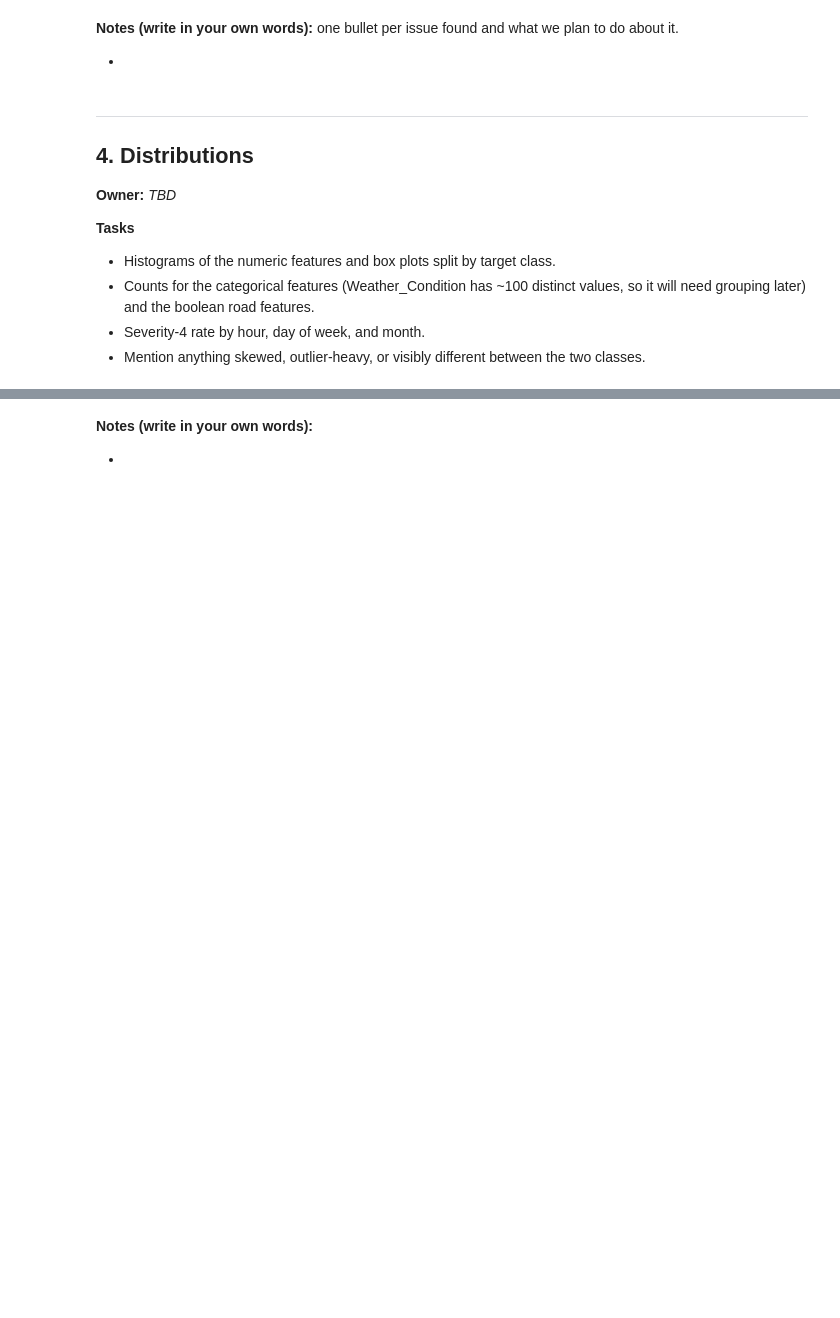
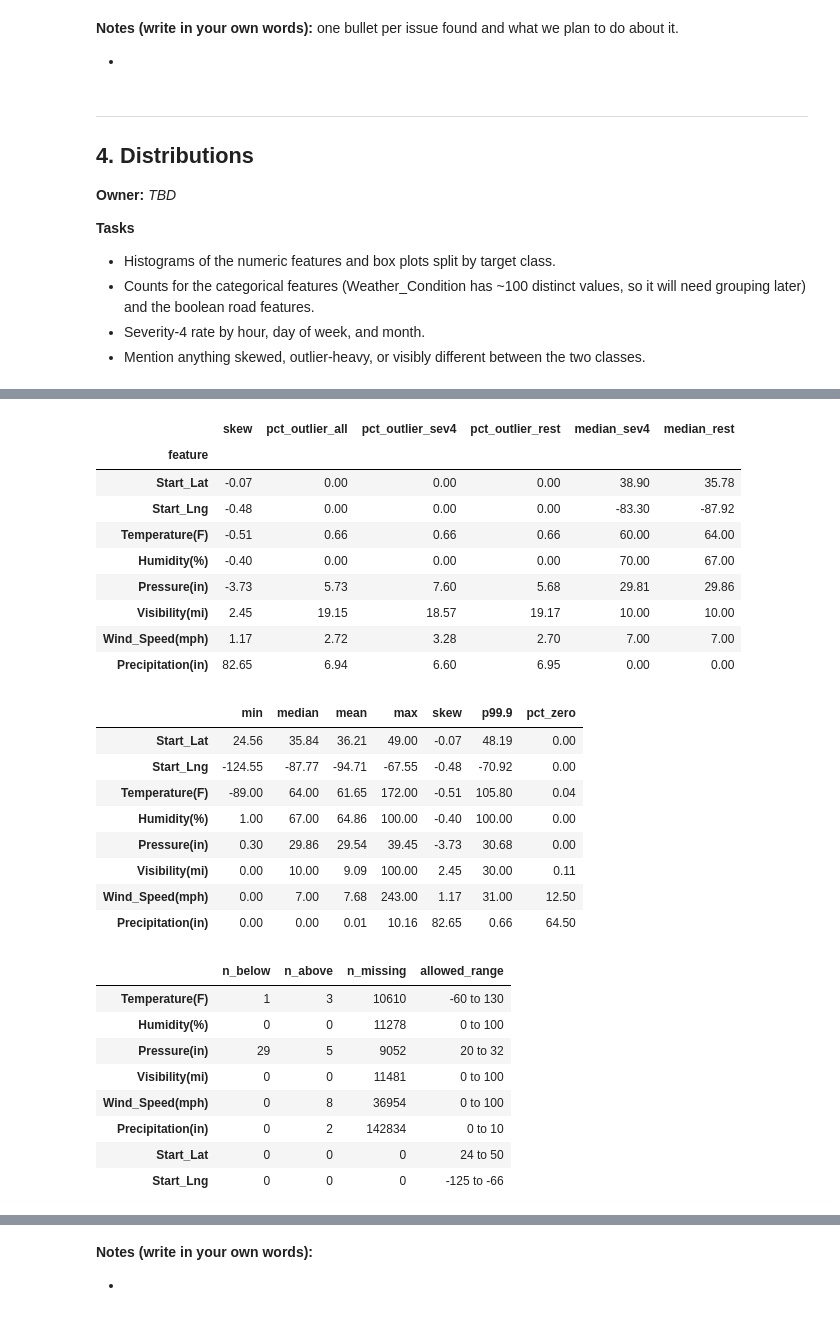
Before and after one commit to RayanMaknojia/Us-accidents---traffic-severity, a Jupyter notebook: EDA_notebook.ipynb, the cells around one changed output, grey strips where cells are left out. Saved outputs shown, nothing was run; the diff lists cells and outputs as text; code cells hidden in the pictures; blank space fills up the shorter version.

```diff
--- a/EDA_notebook.ipynb
+++ b/EDA_notebook.ipynb
@@ -312,0 +509,78 @@ plt.tight_layout(); plt.show()
+# %%
+rows = []
+for c in NUMERIC_FEATURES:
+    s = df[c]
+    q1, q3 = s.quantile(0.25), s.quantile(0.75)
+    iqr = q3 - q1
+    out = (s < q1 - 1.5 * iqr) | (s > q3 + 1.5 * iqr)
+    rows.append({
+        "feature": c,
+        "skew": s.skew(),
+        "pct_outlier_all": out.mean() * 100,
+        "pct_outlier_sev4": out[df["target"] == 1].mean() * 100,
+        "pct_outlier_rest": out[df["target"] == 0].mean() * 100,
+        "median_sev4": s[df["target"] == 1].median(),
+        "median_rest": s[df["target"] == 0].median(),
+    })
+outlier_summary = pd.DataFrame(rows).set_index("feature").round(2)
+display(outlier_summary)
+
+# Raw values: skew, extreme maxima, implausible values
+summary = df[NUMERIC_FEATURES].agg(["min", "median", "mean", "max", "skew"]).T
+summary["p99.9"] = df[NUMERIC_FEATURES].quantile(0.999)
+summary["pct_zero"] = (df[NUMERIC_FEATURES] == 0).mean() * 100
+display(summary.round(2))
+
+ranges = {
+    "Temperature(F)":    (-60, 130),
+    "Humidity(%)":       (0, 100),
+    "Pressure(in)":      (20, 32),
+    "Visibility(mi)":    (0, 100),
+    "Wind_Speed(mph)":   (0, 100),
+    "Precipitation(in)": (0, 10),
+    "Start_Lat":         (24, 50),
+    "Start_Lng":         (-125, -66),
+}
+implausible = pd.DataFrame({
+    "n_below": [(df[c] < lo).sum() for c, (lo, hi) in ranges.items()],
+    "n_above": [(df[c] > hi).sum() for c, (lo, hi) in ranges.items()],
+    "n_missing": [df[c].isna().sum() for c in ranges],
+    "allowed_range": [f"{lo} to {hi}" for lo, hi in ranges.values()],
+}, index=list(ranges))
+display(implausible)
+
+skewed = outlier_summary.index[outlier_summary["skew"] > 1].tolist()
+skew_check = pd.DataFrame({
+    "skew_raw": [df[c].skew() for c in skewed],
+    "skew_log1p": [np.log1p(df[c].clip(lower=0)).skew() for c in skewed],
+}, index=skewed).round(2)
+display(skew_check)
+# %% [output]
+|  | skew | pct_outlier_all | pct_outlier_sev4 | pct_outlier_rest | median_sev4 | median_rest |
+| feature |  |  |  |  |  |  |
+| Start_Lat | -0.07 | 0.00 | 0.00 | 0.00 | 38.90 | 35.78 |
+| Start_Lng | -0.48 | 0.00 | 0.00 | 0.00 | -83.30 | -87.92 |
+| Temperature(F) | -0.51 | 0.66 | 0.66 | 0.66 | 60.00 | 64.00 |
+| Humidity(%) | -0.40 | 0.00 | 0.00 | 0.00 | 70.00 | 67.00 |
+| Pressure(in) | -3.73 | 5.73 | 7.60 | 5.68 | 29.81 | 29.86 |
+| Visibility(mi) | 2.45 | 19.15 | 18.57 | 19.17 | 10.00 | 10.00 |
+| Wind_Speed(mph) | 1.17 | 2.72 | 3.28 | 2.70 | 7.00 | 7.00 |
+| Precipitation(in) | 82.65 | 6.94 | 6.60 | 6.95 | 0.00 | 0.00 |
+|  | min | median | mean | max | skew | p99.9 | pct_zero |
+| Start_Lat | 24.56 | 35.84 | 36.21 | 49.00 | -0.07 | 48.19 | 0.00 |
+| Start_Lng | -124.55 | -87.77 | -94.71 | -67.55 | -0.48 | -70.92 | 0.00 |
+| Temperature(F) | -89.00 | 64.00 | 61.65 | 172.00 | -0.51 | 105.80 | 0.04 |
+| Humidity(%) | 1.00 | 67.00 | 64.86 | 100.00 | -0.40 | 100.00 | 0.00 |
+| Pressure(in) | 0.30 | 29.86 | 29.54 | 39.45 | -3.73 | 30.68 | 0.00 |
+| Visibility(mi) | 0.00 | 10.00 | 9.09 | 100.00 | 2.45 | 30.00 | 0.11 |
+| Wind_Speed(mph) | 0.00 | 7.00 | 7.68 | 243.00 | 1.17 | 31.00 | 12.50 |
+| Precipitation(in) | 0.00 | 0.00 | 0.01 | 10.16 | 82.65 | 0.66 | 64.50 |
+|  | n_below | n_above | n_missing | allowed_range |
+| Temperature(F) | 1 | 3 | 10610 | -60 to 130 |
+| Humidity(%) | 0 | 0 | 11278 | 0 to 100 |
+| Pressure(in) | 29 | 5 | 9052 | 20 to 32 |
+| Visibility(mi) | 0 | 0 | 11481 | 0 to 100 |
+| Wind_Speed(mph) | 0 | 8 | 36954 | 0 to 100 |
+| Precipitation(in) | 0 | 2 | 142834 | 0 to 10 |
+| Start_Lat | 0 | 0 | 0 | 24 to 50 |
+| Start_Lng | 0 | 0 | 0 | -125 to -66 |
```
Also changed, not shown: parts of 31 cells of this notebook.
